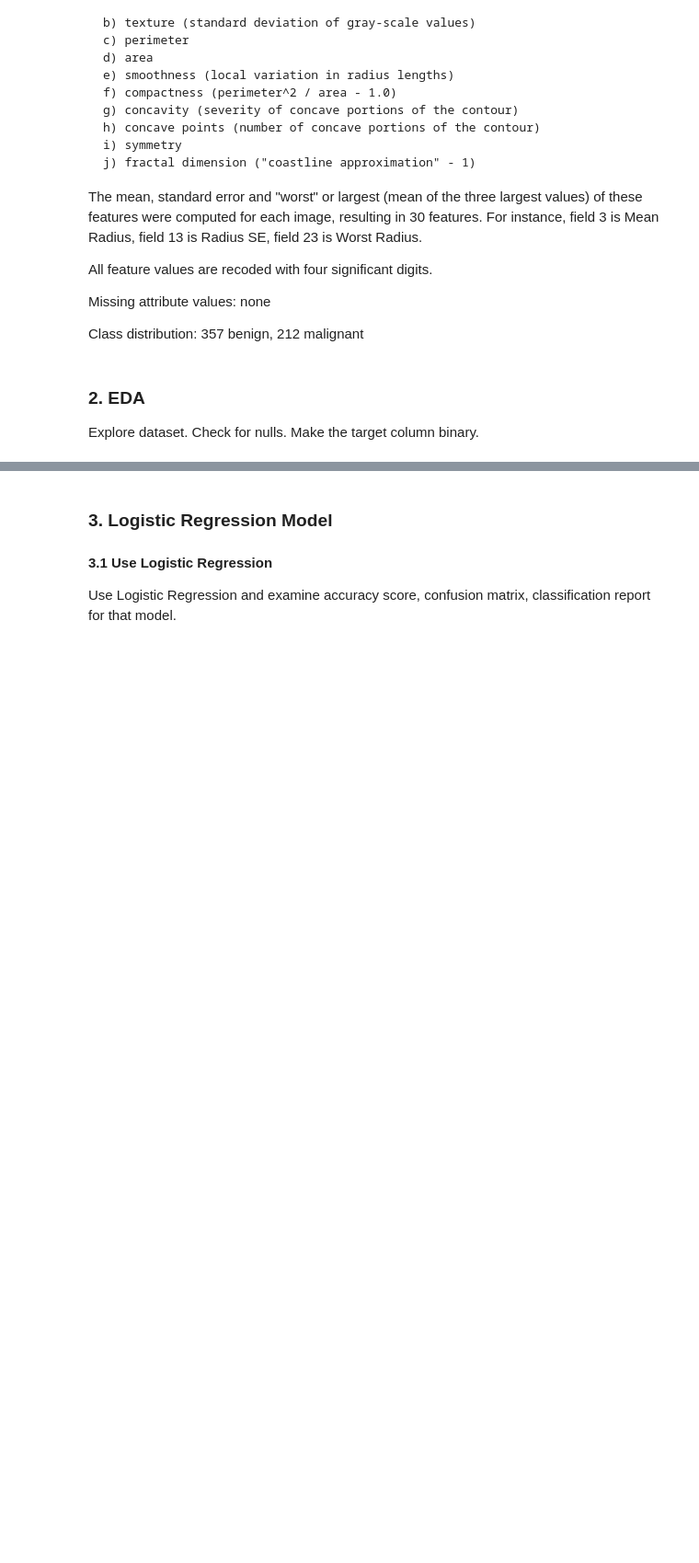
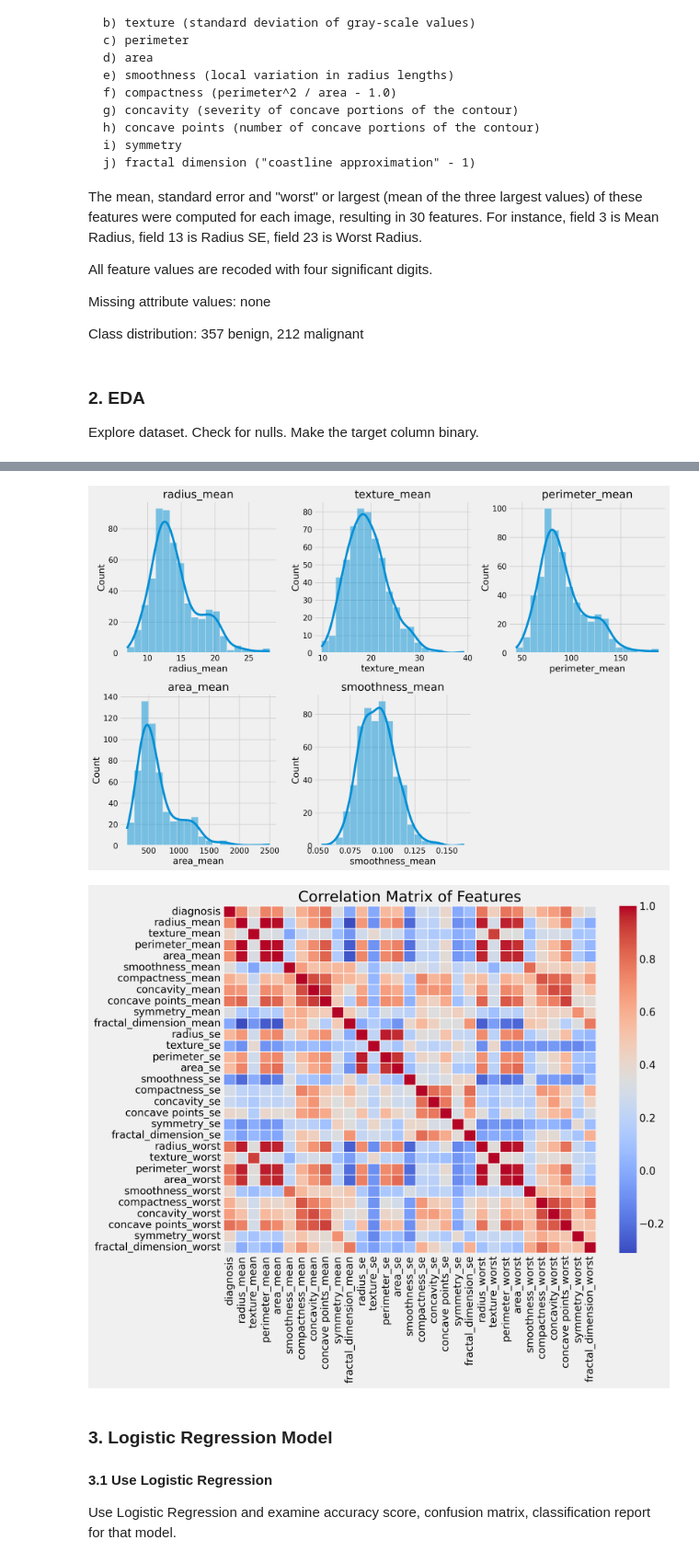
Before and after one commit to shar05melb/iod, a Jupyter notebook: Module 5/IOD_Lab_5_1_1.ipynb, the cells around one changed output, grey strips where cells are left out. Shown at 92% size. Drawn from its saved outputs; the diff is of its cells as text; code cells hidden in the pictures; blank space fills up the shorter version.

```diff
--- a/Module 5/IOD_Lab_5_1_1.ipynb
+++ b/Module 5/IOD_Lab_5_1_1.ipynb
@@ -55,5 +71,5 @@ import matplotlib.pyplot as plt
 # %%
-breast_cancer_csv = '../../DATA/breast-cancer-wisconsin-data.csv'
+data = pd.read_csv(r"C:\Users\sharo\Desktop\iod\DATA\breast-cancer-wisconsin-data.csv")
 # %% [markdown]
 ### 2. EDA
 
@@ -60,0 +134,6 @@ Explore dataset. Check for nulls. Make the target column binary.
+# %%
+# Remove the 'Unnamed: 32' column
+data_cleaned = data.drop(columns=['Unnamed: 32'])
+# %%
+# Encode the 'diagnosis' column to numeric values: Malignant (M) as 1, Benign (B) as 0
+data_cleaned['diagnosis'] = data_cleaned['diagnosis'].map({'M': 1, 'B': 0})
@@ -61,3 +161,26 @@ Explore dataset. Check for nulls. Make the target column binary.
+# %%
+features = ['radius_mean', 'texture_mean', 'perimeter_mean', 'area_mean', 'smoothness_mean']
+data_subset = data_cleaned[features]
+# %%
+# Histograms for the selected features
+plt.figure(figsize=(15, 10))
+for i, feature in enumerate(features):
+    plt.subplot(2, 3, i+1)
+    sns.histplot(data_cleaned[feature], kde=True, bins=20)
+    plt.title(feature)
+
+plt.tight_layout()
+plt.show()
+
+# Heatmap for the correlation matrix
+plt.figure(figsize=(10, 8))
+corr_matrix = data_cleaned.drop('id', axis=1).corr()
+sns.heatmap(corr_matrix, cmap='coolwarm', annot=False, linewidths=.5)
+plt.title('Correlation Matrix of Features')
+plt.show()
+# %% [output]
+[figure, added]
+[figure, added]
 # %% [markdown]
 ### 3. Logistic Regression Model
 
```
Also changed, not shown: parts of 14 cells of this notebook, 1 other file.
